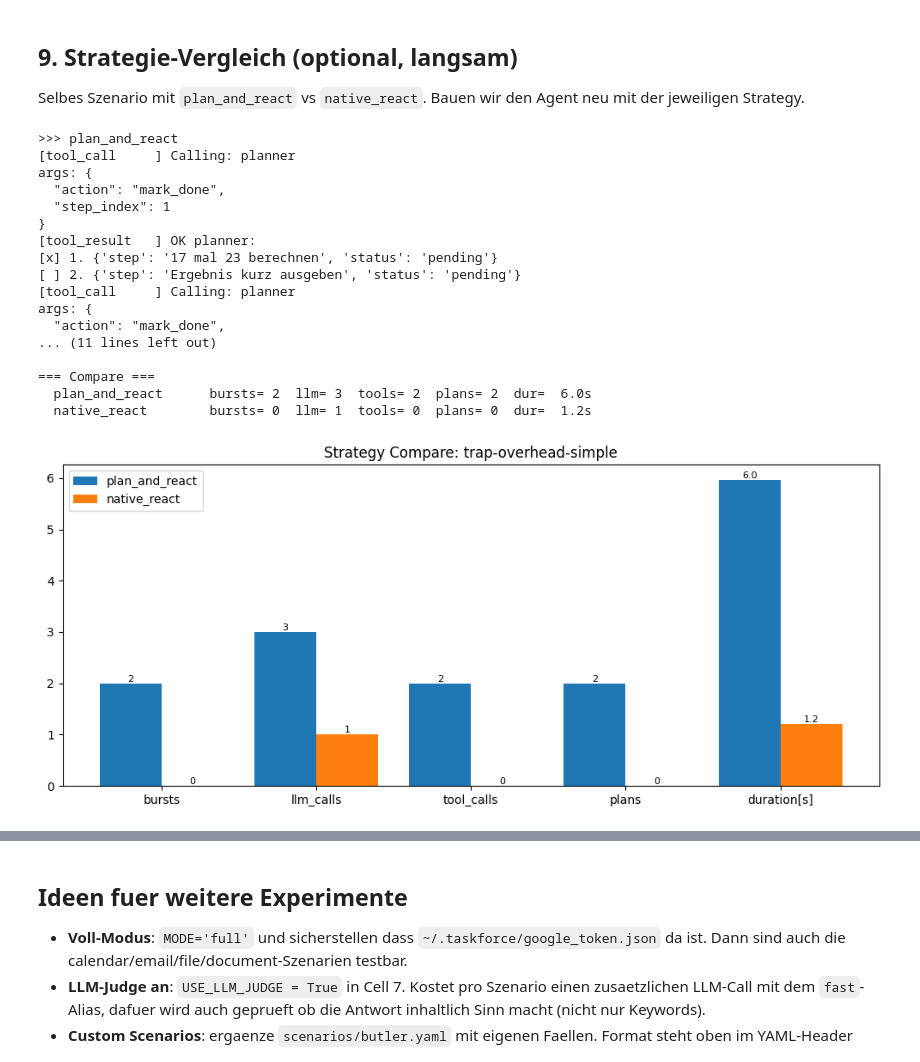
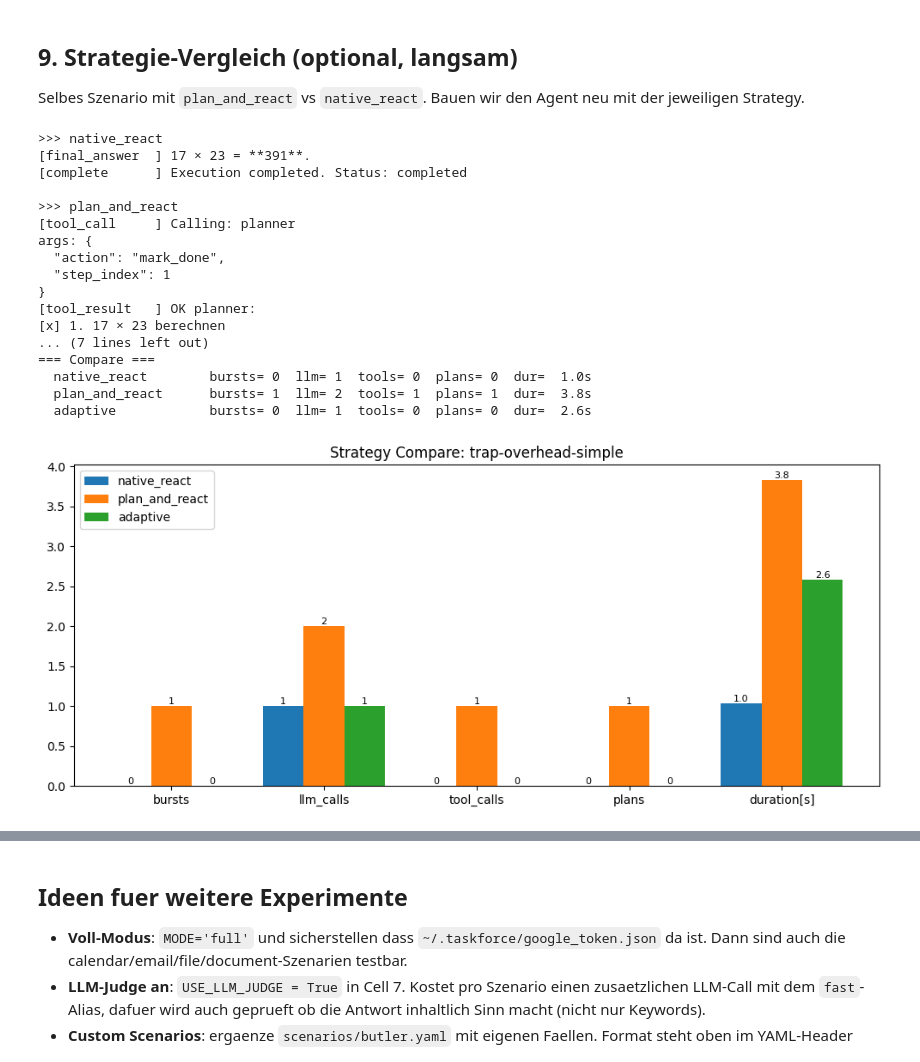
Before and after one commit to rudi77/pytaskforce, a Jupyter notebook: notebooks/butler_analysis.ipynb, the cells around one changed output, grey strips where cells are left out. Drawn from its saved outputs; the diff is of its cells as text; code cells hidden in the pictures.

```diff
--- a/notebooks/butler_analysis.ipynb
+++ b/notebooks/butler_analysis.ipynb
@@ -529,11 +518,12 @@ neu mit der jeweiligen Strategy.
 COMPARE_SCENARIO_ID = 'trap-overhead-simple'   # hermetic - no web_*, deterministic
 compare_target = next((s for s in eligible if s.id == COMPARE_SCENARIO_ID), eligible[0])
 
-async def build_with_strategy(strategy: str):
+async def build_with_strategy(strategy: str, params: dict | None = None):
+    """Build a fresh agent with the given planning_strategy + params."""
     if MODE == 'full':
         a = await factory.create_agent(
             profile='butler', planning_strategy=strategy,
-            planning_strategy_params={'max_plan_steps': 8} if 'plan' in strategy else None,
+            planning_strategy_params=params,
         )
     else:
         a = await factory.create_agent(
@@ -542,49 +532,59 @@ async def build_with_strategy(strategy: str):
             persistence={'type': 'file', 'work_dir': str(BUTLER_WORKDIR / f'_cmp_{strategy}')},
             work_dir=str(BUTLER_WORKDIR),
             planning_strategy=strategy,
-            planning_strategy_params={'max_plan_steps': 8} if 'plan' in strategy else None,
+            planning_strategy_params=params,
             max_steps=15,
         )
     alib.patch_anti_compression(a)
     sys_chars = sum(len(str(m.get('content',''))) for m in a.context.messages if m.get('role')=='system')
     return a, sys_chars
 
+# Drei-fach compare: native (always cheap) / plan_and_react (always heavy) /
+# adaptive (LLM-classified routing). Adaptive sollte fuer trivial mission
+# in den simple-Pfad routen und damit nahe an native_react landen.
 compare_records = {}
-for strat in ['plan_and_react', 'native_react']:
+compare_specs = [
+    ('native_react',    None),
+    ('plan_and_react',  {'max_plan_steps': 8}),
+    ('adaptive',        {'simple': 'native_react', 'complex': 'plan_and_react',
+                          'classifier_model': 'fast', 'fallback': 'complex'}),
+]
+
+for strat, params in compare_specs:
     print(f'\n>>> {strat}')
-    a, sc = await build_with_strategy(strat)
+    a, sc = await build_with_strategy(strat, params)
     r = await alib.run(
         executor, a, compare_target.mission,
         project_root=BUTLER_WORKDIR, snapshot_subdirs=SNAP_DIRS,
         initial_system_prompt_chars=sc,
         max_print_events=8, silent=False,
     )
     compare_records[strat] = r
     await a.close()
 
 print('\n=== Compare ===')
 for label, r in compare_records.items():
     print(f'  {label:18s}  bursts={r.step_count:>2}  llm={r.llm_calls:>2}  '
           f'tools={sum(r.tool_calls.values()):>2}  plans={len(r.plan_history):>2}  '
           f'dur={r.duration:>5.1f}s')
 
 _ = alib.plot_strategy_compare(compare_records, title=f'Strategy Compare: {compare_target.id}')
 # %% [output]
+>>> native_react
+[final_answer  ] 17 × 23 = **391**.
+[complete      ] Execution completed. Status: completed
+
 >>> plan_and_react
 [tool_call     ] Calling: planner
 args: {
   "action": "mark_done",
   "step_index": 1
 }
 [tool_result   ] OK planner:
-[x] 1. {'step': '17 mal 23 berechnen', 'status': 'pending'}
-[ ] 2. {'step': 'Ergebnis kurz ausgeben', 'status': 'pending'}
-[tool_call     ] Calling: planner
-args: {
-  "action": "mark_done",
-... (11 lines left out)
-
+[x] 1. 17 × 23 berechnen
+... (7 lines left out)
 === Compare ===
-  plan_and_react      bursts= 2  llm= 3  tools= 2  plans= 2  dur=  6.0s
-  native_react        bursts= 0  llm= 1  tools= 0  plans= 0  dur=  1.2s
+  native_react        bursts= 0  llm= 1  tools= 0  plans= 0  dur=  1.0s
+  plan_and_react      bursts= 1  llm= 2  tools= 1  plans= 1  dur=  3.8s
+  adaptive            bursts= 0  llm= 1  tools= 0  plans= 0  dur=  2.6s
-[figure, old version]
+[figure, new version]
```
Also changed, not shown: parts of 13 cells of this notebook.
